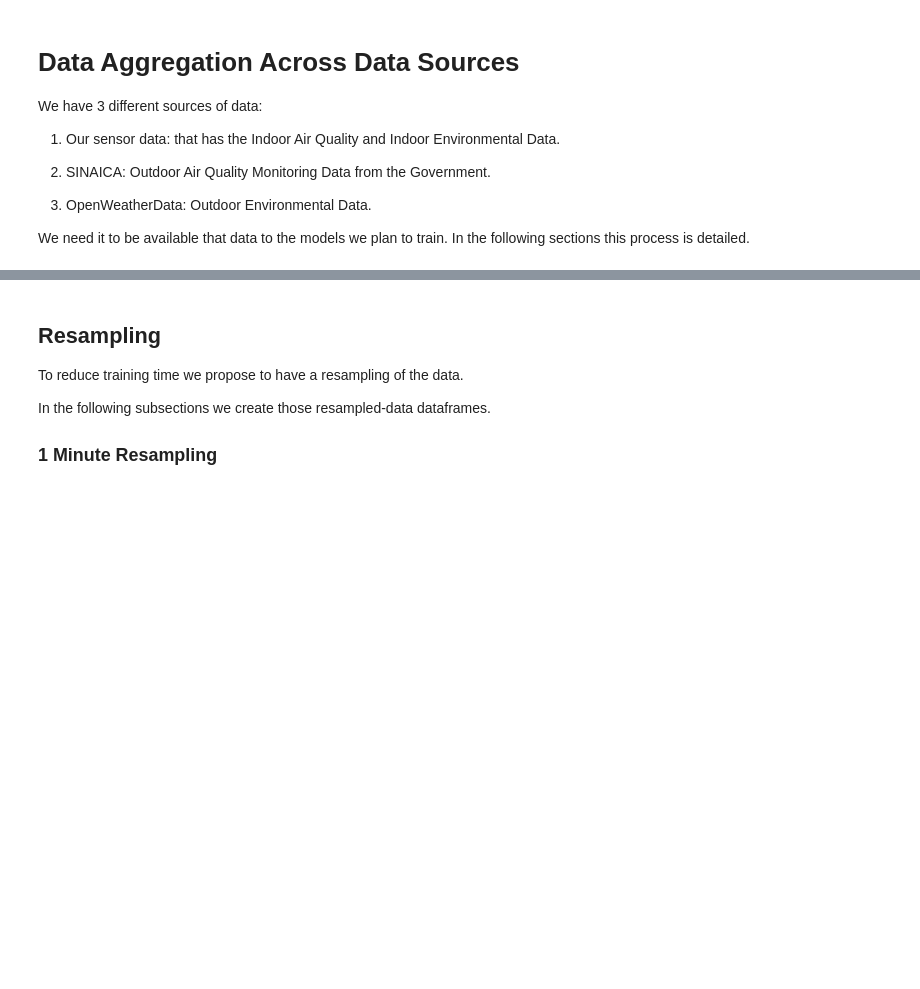
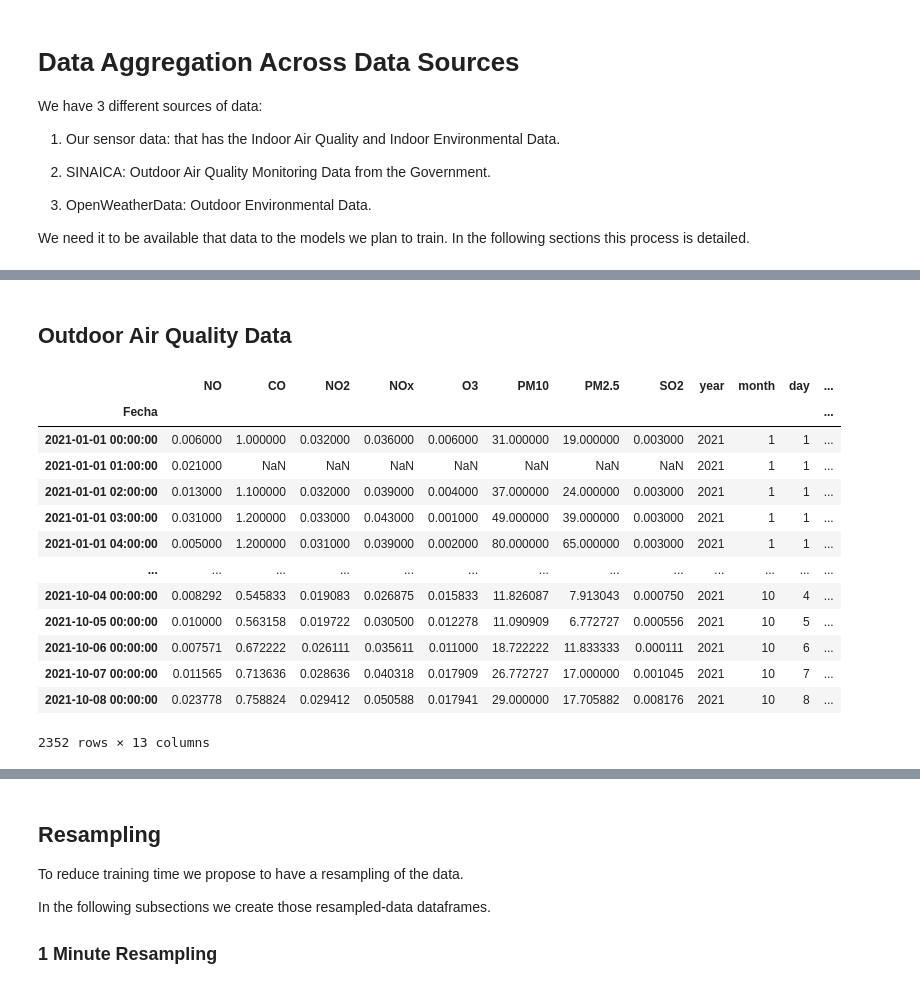
Before and after one commit to philwebsurfer/dlfinal, a Jupyter notebook: paper05_data_aggregation.ipynb, the cells around one changed output, grey strips where cells are left out. Cells and saved outputs as stored; diff of their text form; code cells hidden in the pictures; blank space fills up the shorter version.

```diff
--- a/paper05_data_aggregation.ipynb
+++ b/paper05_data_aggregation.ipynb
@@ -48,0 +70,43 @@ df
+# %% [markdown]
+## Outdoor Air Quality Data
+# %%
+sinaica = pd.read_pickle('data/sinaica2/dsinaica.pickle')
+sinaica.rename(mapper={
+  "Merced_CO": "CO",
+  "Camarones_NO": "NO",
+  "Merced_NO2": "NO2",
+  "Merced_NOx": "NOx",
+  "Merced_O3": "O3",
+  "Merced_PM10": "PM10",
+  "Merced_PM2.5": "PM2.5",
+  "Merced_SO2": "SO2"
+}, axis=1, inplace=True)
+sinaica.drop(columns=[col
+                       for col in sinaica.columns
+                       if re.match('^(Camaron|Gustavo|Miguel|Tlalne|FES|Merced|La Pre)', col)],
+              inplace=True
+             )
+sinaica["year"] = [dt.year for dt in sinaica["Fecha"]]
+sinaica["month"] = [dt.month for dt in sinaica["Fecha"]]
+sinaica["day"] = [dt.day for dt in sinaica["Fecha"]]
+sinaica["hour"] = [dt.hour for dt in sinaica["Fecha"]]
+sinaica["minute"] = [dt.minute for dt in sinaica["Fecha"]]
+sinaica.set_index("Fecha", inplace=True)
+sinaica.sort_index(inplace=True)
+sinaica = sinaica.copy()
+sinaica
+# %% [output]
+|  | NO | CO | NO2 | NOx | O3 | PM10 | PM2.5 | SO2 | year | month | day | ... |
+| Fecha |  |  |  |  |  |  |  |  |  |  |  | ... |
+| 2021-01-01 00:00:00 | 0.006000 | 1.000000 | 0.032000 | 0.036000 | 0.006000 | 31.000000 | 19.000000 | 0.003000 | 2021 | 1 | 1 | ... |
+| 2021-01-01 01:00:00 | 0.021000 | NaN | NaN | NaN | NaN | NaN | NaN | NaN | 2021 | 1 | 1 | ... |
+| 2021-01-01 02:00:00 | 0.013000 | 1.100000 | 0.032000 | 0.039000 | 0.004000 | 37.000000 | 24.000000 | 0.003000 | 2021 | 1 | 1 | ... |
+| 2021-01-01 03:00:00 | 0.031000 | 1.200000 | 0.033000 | 0.043000 | 0.001000 | 49.000000 | 39.000000 | 0.003000 | 2021 | 1 | 1 | ... |
+| 2021-01-01 04:00:00 | 0.005000 | 1.200000 | 0.031000 | 0.039000 | 0.002000 | 80.000000 | 65.000000 | 0.003000 | 2021 | 1 | 1 | ... |
+| ... | ... | ... | ... | ... | ... | ... | ... | ... | ... | ... | ... | ... |
+| 2021-10-04 00:00:00 | 0.008292 | 0.545833 | 0.019083 | 0.026875 | 0.015833 | 11.826087 | 7.913043 | 0.000750 | 2021 | 10 | 4 | ... |
+| 2021-10-05 00:00:00 | 0.010000 | 0.563158 | 0.019722 | 0.030500 | 0.012278 | 11.090909 | 6.772727 | 0.000556 | 2021 | 10 | 5 | ... |
+| 2021-10-06 00:00:00 | 0.007571 | 0.672222 | 0.026111 | 0.035611 | 0.011000 | 18.722222 | 11.833333 | 0.000111 | 2021 | 10 | 6 | ... |
+| 2021-10-07 00:00:00 | 0.011565 | 0.713636 | 0.028636 | 0.040318 | 0.017909 | 26.772727 | 17.000000 | 0.001045 | 2021 | 10 | 7 | ... |
+| 2021-10-08 00:00:00 | 0.023778 | 0.758824 | 0.029412 | 0.050588 | 0.017941 | 29.000000 | 17.705882 | 0.008176 | 2021 | 10 | 8 | ... |
+2352 rows × 13 columns
```
Also changed, not shown: parts of 21 cells of this notebook, 2 other files.
